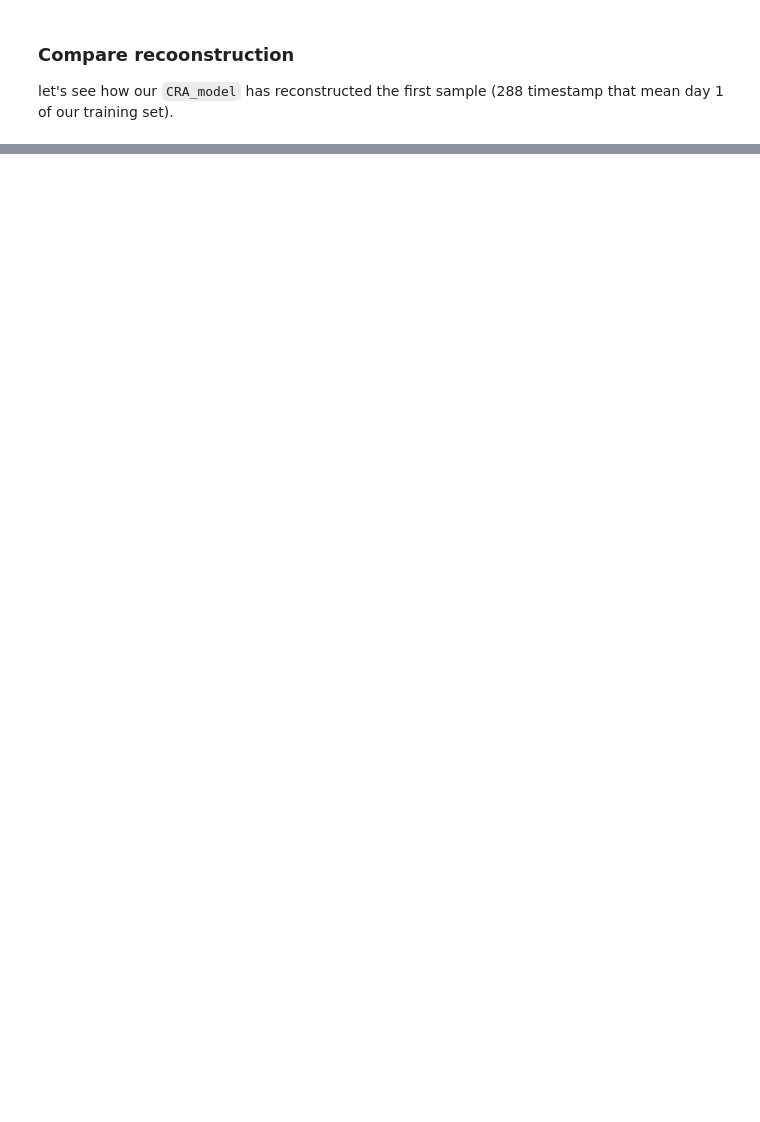
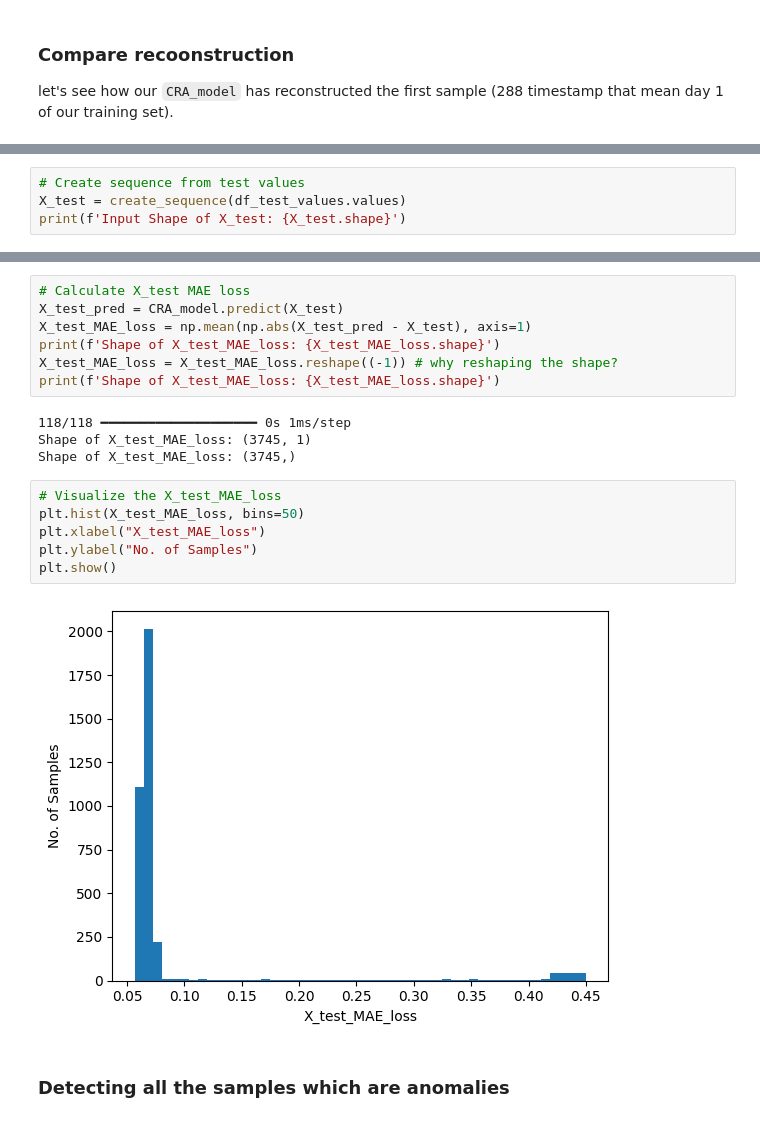
Before and after one commit to cs-joy/Anomaly-Detection, a Jupyter notebook: Anomaly_Detection_AutoEncoder.ipynb, the cells around one changed output, grey strips where cells are left out. Cells and saved outputs as stored; diff of their text form; blank space fills up the shorter version.

```diff
--- a/Anomaly_Detection_AutoEncoder.ipynb
+++ b/Anomaly_Detection_AutoEncoder.ipynb
@@ -301,0 +315,4 @@ plt.show()
+# %%
+# Create sequence from test values
+X_test = create_sequence(df_test_values.values)
+print(f'Input Shape of X_test: {X_test.shape}')
@@ -301,0 +337,21 @@ plt.show()
+# %%
+# Calculate X_test MAE loss
+X_test_pred = CRA_model.predict(X_test)
+X_test_MAE_loss = np.mean(np.abs(X_test_pred - X_test), axis=1)
+print(f'Shape of X_test_MAE_loss: {X_test_MAE_loss.shape}')
+X_test_MAE_loss = X_test_MAE_loss.reshape((-1)) # why reshaping the shape?
+print(f'Shape of X_test_MAE_loss: {X_test_MAE_loss.shape}')
+# %% [output]
+118/118 ━━━━━━━━━━━━━━━━━━━━ 0s 1ms/step
+Shape of X_test_MAE_loss: (3745, 1)
+Shape of X_test_MAE_loss: (3745,)
+# %%
+# Visualize the X_test_MAE_loss
+plt.hist(X_test_MAE_loss, bins=50)
+plt.xlabel("X_test_MAE_loss")
+plt.ylabel("No. of Samples")
+plt.show()
+# %% [output]
+[figure, added]
+# %% [markdown]
+### Detecting all the samples which are anomalies
```
Also changed, not shown: parts of 11 cells of this notebook.
